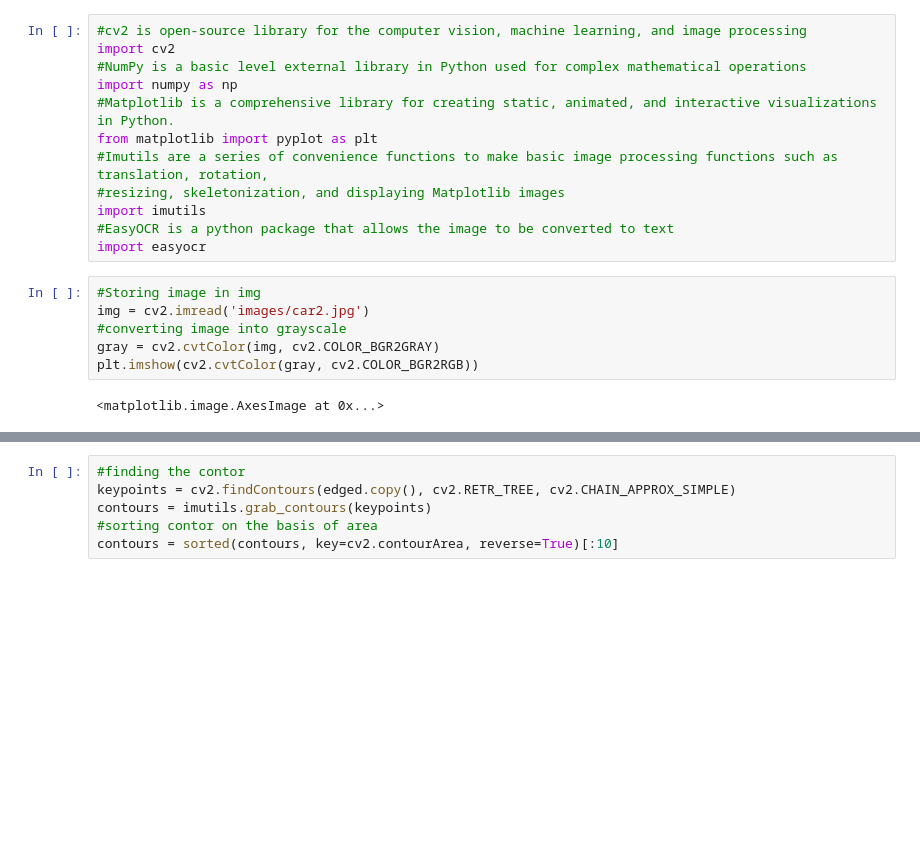
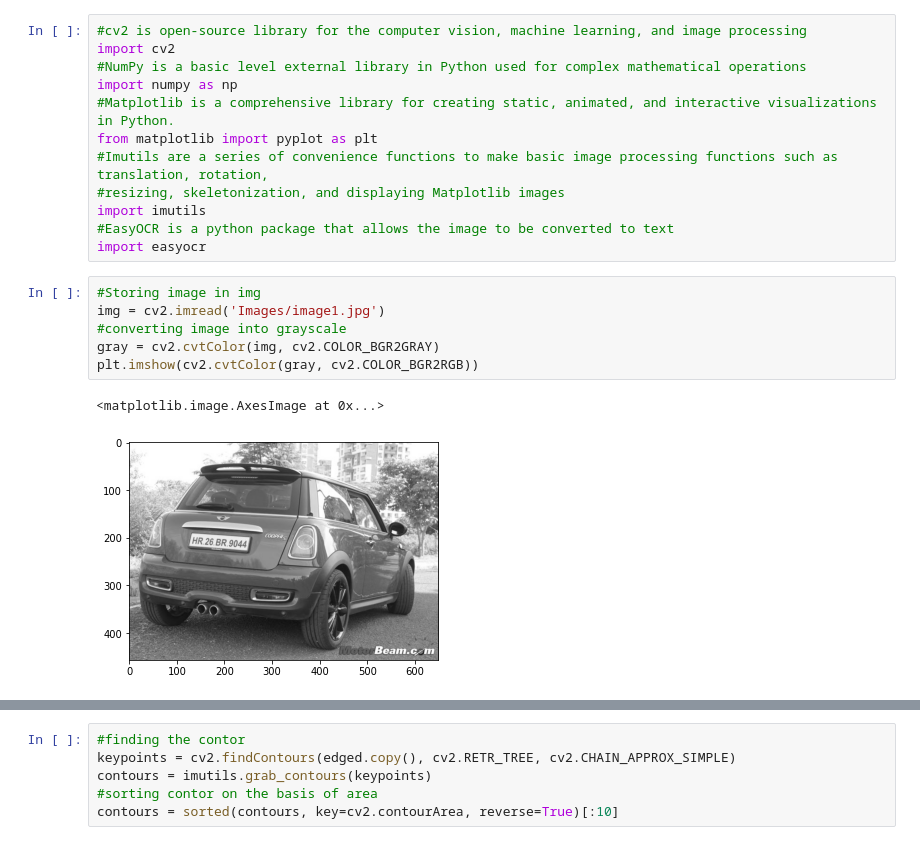
Before and after one commit to SaumyaBhandari/licensePlateRecognitionSystem, a Jupyter notebook: Development/Untitled.ipynb, the cells around one changed output, grey strips where cells are left out. Saved outputs shown, nothing was run; the diff lists cells and outputs as text; blank space fills up the shorter version.

Commit message:
added read image function

```diff
--- a/Development/Untitled.ipynb
+++ b/Development/Untitled.ipynb
@@ -12,11 +12,12 @@ import imutils
 import easyocr
 # %%
 #Storing image in img
-img = cv2.imread('images/car2.jpg')
+img = cv2.imread('Images/image1.jpg')
 #converting image into grayscale
 gray = cv2.cvtColor(img, cv2.COLOR_BGR2GRAY)
 plt.imshow(cv2.cvtColor(gray, cv2.COLOR_BGR2RGB))
 # %% [output]
 <matplotlib.image.AxesImage at 0x...>
+[figure, added]
 # %%
 #applying filter to remove noise.
```
Also changed, not shown: parts of 6 cells of this notebook, 6 other files.
